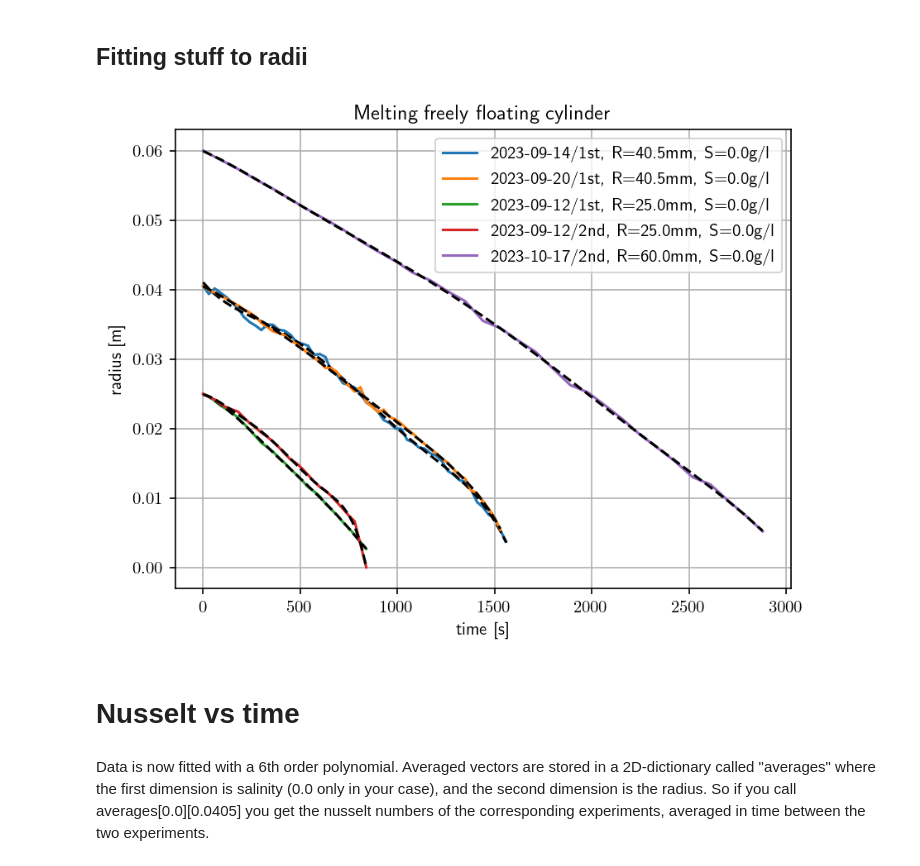
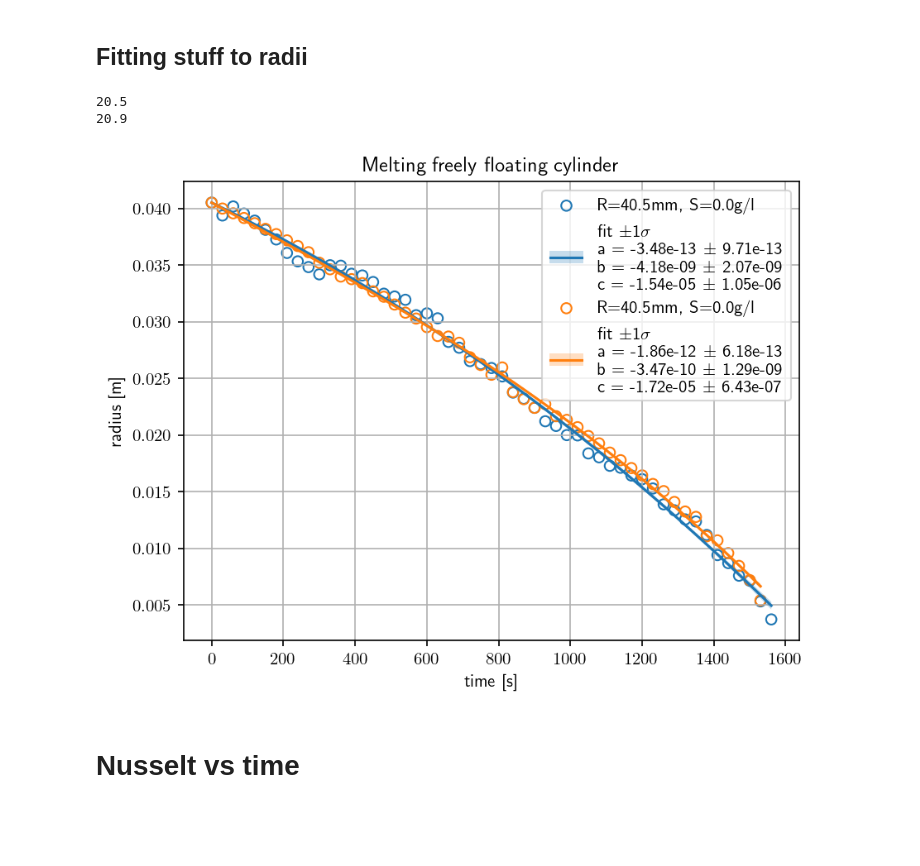
Before and after one commit to ebellincioni/floatingIce, a Jupyter notebook: 23-12-12_notebookForVatsal.ipynb, the cells around one changed output. Cells and saved outputs as stored; diff of their text form; code cells hidden in the pictures; blank space fills up the shorter version.

```diff
--- a/23-12-12_notebookForVatsal.ipynb
+++ b/23-12-12_notebookForVatsal.ipynb
@@ -194,15 +451,19 @@ plt.show()
 # %% [markdown]
 ## Fitting stuff to radii
 # %%
-directory = '/Users/edoardo/Library/CloudStorage/OneDrive-UniversityofTwente/floating/codes/floatingIce/data_zeroSalt/'
+directory = '/Users/edoardo/Library/CloudStorage/OneDrive-UniversityofTwente/floating/'
+cylinders = ['2023-09-14/1st','2023-09-20/1st', '2023-09-12/1st','2023-09-12/2nd', '2023-10-17/2nd',# S=0
+             '2023-10-16/1st','2023-10-16/2nd', '2023-10-19/1st','2023-12-08/1st','2023-12-08/2nd','2023-12-15/1st','2023-12-19/1st',# S=10
+             '2023-10-03/1st','2023-10-03/2nd','2023-10-04/3rd','2023-10-12/1st','2023-10-13/1st',# S=35
+             '2023-12-01/2nd','2023-12-04/1st']# D2O
 
-cylinders = ['2023-09-14/1st','2023-09-20/1st', '2023-09-12/1st','2023-09-12/2nd', '2023-10-17/2nd',# S=0
-             ]
+myColours = np.repeat(['tab:blue','tab:orange','green','purple','red','cyan','brown','pink','grey','olive',
+                       'black','lime'],1)
 
 plt.figure(dpi=150)
 plt.rcParams['text.usetex'] = True
 
-for cylinder in cylinders:
+for ic,cylinder in enumerate(cylinders):
     dirContours = directory+cylinder+'/contours/'
     contoursPATH = []
     for contour in glob.glob(dirContours+'/*.csv'):
@@ -211,39 +472,46 @@ for cylinder in cylinders:
     contours_per_shot = int(contoursPATH[1][-5]) - 1 # fraction of contours over number of shots
     info = np.genfromtxt(dirContours+'info',delimiter=',')
     exp_radius,exp_sal,exp_wt = info[1,1],info[1,0],np.mean((info[1,2],info[1,4]))
     if exp_radius == 0.06:
         interval = 30
     else:
         interval = 10
 
+    if exp_radius!=0.0405: continue
+    if exp_sal!=0.: continue
+
     radii = []
     for it, contourPATH in enumerate(contoursPATH):
         contour = np.genfromtxt(contourPATH,dtype='float',delimiter=',')
         if contour.shape[1]!=2: contour = contour.T
         if it==0:
             radius = np.sqrt(PolyArea(contour[:,1],contour[:,0])/np.pi)
             conversion = radius/exp_radius # px/m
         radius = np.sqrt(PolyArea(contour[:,1],contour[:,0])/np.pi)/conversion
         radii.append(radius)
 
     radii = correct_outliers(radii)
 
-    plt.plot(contours_per_shot*interval*np.arange(len(radii)),radii,
-                label=f'{cylinder}, R={exp_radius*1e3:.1f}mm, S={exp_sal}g/l') # one shot every 30 seconds
+    plt.scatter(contours_per_shot*interval*np.arange(len(radii)),radii,
+                label=f'R={exp_radius*1e3:.1f}mm, S={exp_sal}g/l',
+                edgecolors=myColours[ic],facecolors='none') # one shot every 30 seconds
 
     # _ = sigmoid_fitting(contours_per_shot*interval*np.arange(len(radii)),radii,exp_y0=exp_radius,boolPlot=1)
-    _, _ = polynomial_fitting(contours_per_shot*interval*np.arange(len(radii)),radii,degree=6,boolPlot=1)
+    # _, _ = polynomial_fitting(contours_per_shot*interval*np.arange(len(radii)),radii,degree=3,boolPlot=1)
+    x = contours_per_shot*interval*np.arange(len(radii))
+    res, sigma = fit(func=f'np.polyval([a,b,c,{radii[0]}],x)',xdata=x[:],ydata=radii[:],color=myColours[ic],boolRetSigmas=True,legend=False,draw=1)
+    print(exp_wt)
 
 plt.grid()
 plt.legend()
 plt.xlabel('time [s]')
 plt.ylabel('radius [m]')
 plt.title('Melting freely floating cylinder')
 plt.show()
 # %% [output]
+20.5
+20.9
-[figure, old version]
+[figure, new version]
 # %% [markdown]
 # Nusselt vs time
-# %% [markdown]
-Data is now fitted with a 6th order polynomial. Averaged vectors are stored in a 2D-dictionary called "averages" where the first dimension is salinity (0.0 only in your case), and the second dimension is the radius. So if you call averages[0.0][0.0405] you get the nusselt numbers of the corresponding experiments, averaged in time between the two experiments.
 # %%
```
Also changed, not shown: parts of 9 cells of this notebook, 3 other files.
